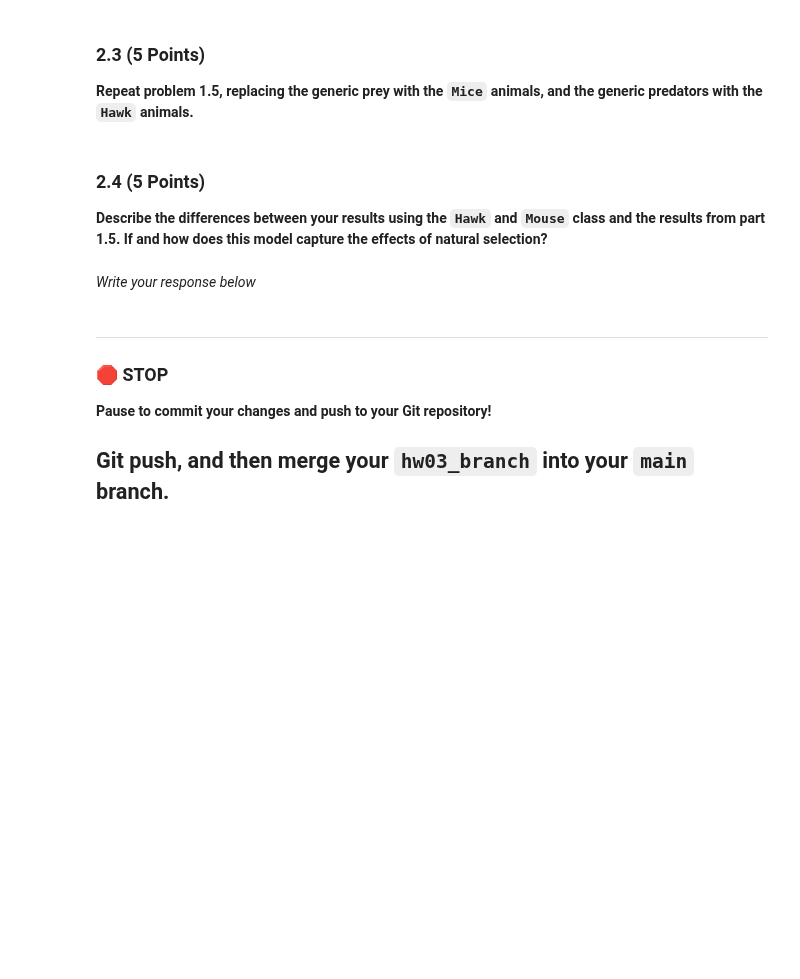
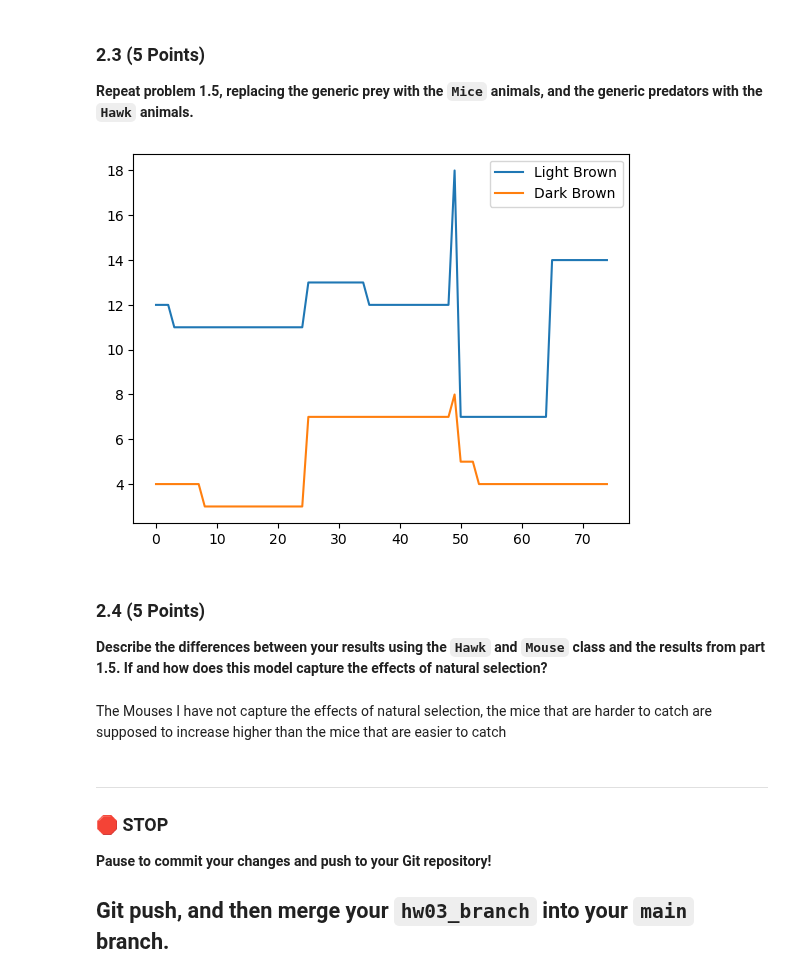
Before and after one commit to LucasClatterbaugh/cmse202-s23-turnin, a Jupyter notebook: hw-03/HW3_ABMs_STUDENT.ipynb, the cells around one changed output. Cells and saved outputs as stored; diff of their text form; code cells hidden in the pictures; blank space fills up the shorter version.

```diff
--- a/hw-03/HW3_ABMs_STUDENT.ipynb
+++ b/hw-03/HW3_ABMs_STUDENT.ipynb
@@ -278,9 +280,76 @@ Create a new `Hawk` child class, using the `Animal_Agent` as the parent class. T
+# %%
+NewEnv = Environment()
+
+Hawk1 = Hawk(ptype='Predator',sex ='F',color='red')
+NewEnv.add_agent(Hawk1)
+
+Hawk2 = Hawk(ptype='Predator',sex ='M',color ='red')
+NewEnv.add_agent(Hawk2)
+
+
+Hawk3 = Hawk(ptype='Predator',sex ='F',color='red')
+NewEnv.add_agent(Hawk3)
+
+
+Mouse1 = Mouse(ptype='Prey',sex='F')
+Mouse1.set_allele(alle_d = random.randint(0,1),alle_m = random.randint(0,1))
+NewEnv.add_agent(Mouse1)
+Mouse2 = Mouse(ptype='Prey',sex='F')
+Mouse2.set_allele(alle_d = random.randint(0,1),alle_m = random.randint(0,1))
+NewEnv.add_agent(Mouse2)
+Mouse3 = Mouse(ptype='Prey',sex='F')
+Mouse3.set_allele(alle_d = random.randint(0,1),alle_m = random.randint(0,1))
+NewEnv.add_agent(Mouse3)
+Mouse4 = Mouse(ptype='Prey',sex='M')
+Mouse4.set_allele(alle_d = random.randint(0,1),alle_m = random.randint(0,1))
+NewEnv.add_agent(Mouse4)
+Mouse5 = Mouse(ptype='Prey',sex='F')
+Mouse5.set_allele(alle_d = random.randint(0,1),alle_m = random.randint(0,1))
+NewEnv.add_agent(Mouse5)
+Mouse6 = Mouse(ptype='Prey',sex='F')
+Mouse6.set_allele(alle_d = random.randint(0,1),alle_m = random.randint(0,1))
+NewEnv.add_agent(Mouse6)
+Mouse7 = Mouse(ptype='Prey',sex='F')
+Mouse7.set_allele(alle_d = random.randint(0,1),alle_m = random.randint(0,1))
+NewEnv.add_agent(Mouse7)
+Mouse8 = Mouse(ptype='Prey',sex='M')
+Mouse8.set_allele(alle_d = random.randint(0,1),alle_m = random.randint(0,1))
+NewEnv.add_agent(Mouse8)
+Mouse10 = Mouse(ptype='Prey',sex='F')
+Mouse10.set_allele(alle_d = random.randint(0,1),alle_m = random.randint(0,1))
+NewEnv.add_agent(Mouse10)
+Mouse20 = Mouse(ptype='Prey',sex='F')
+Mouse20.set_allele(alle_d = random.randint(0,1),alle_m = random.randint(0,1))
+NewEnv.add_agent(Mouse20)
+Mouse30 = Mouse(ptype='Prey',sex='F')
+Mouse30.set_allele(alle_d = random.randint(0,1),alle_m = random.randint(0,1))
+NewEnv.add_agent(Mouse30)
+Mouse40 = Mouse(ptype='Prey',sex='M')
+Mouse40.set_allele(alle_d = random.randint(0,1),alle_m = random.randint(0,1))
+NewEnv.add_agent(Mouse40)
+Mouse50 = Mouse(ptype='Prey',sex='F')
+Mouse50.set_allele(alle_d = random.randint(0,1),alle_m = random.randint(0,1))
+NewEnv.add_agent(Mouse50)
+Mouse60 = Mouse(ptype='Prey',sex='F')
+Mouse60.set_allele(alle_d = random.randint(0,1),alle_m = random.randint(0,1))
+NewEnv.add_agent(Mouse60)
+Mouse70 = Mouse(ptype='Prey',sex='F')
+Mouse70.set_allele(alle_d = random.randint(0,1),alle_m = random.randint(0,1))
+NewEnv.add_agent(Mouse70)
+Mouse80 = Mouse(ptype='Prey',sex='M')
+Mouse80.set_allele(alle_d = random.randint(0,1),alle_m = random.randint(0,1))
+NewEnv.add_agent(Mouse80)
+
+#NewEnv.simulate(tot_time=75)
+NewEnv.simulate_plot_populations(tot_time=75)
+# %% [output]
+[figure, added]
 # %% [markdown]
 ### 2.4 (5 Points)
 
 **Describe the differences between your results using the `Hawk` and `Mouse` class and the results from part 1.5. If and how does this model capture the effects of natural selection?**
-# %% [markdown]
-*Write your response below*
+# %% [markdown]
+The Mouses I have not capture the effects of natural selection, the mice that are harder to catch are supposed to increase higher than the mice that are easier to catch
 # %% [markdown]
 ---
 ### &#128721; STOP
```
Also changed, not shown: parts of 9 cells of this notebook, 1 other file.
